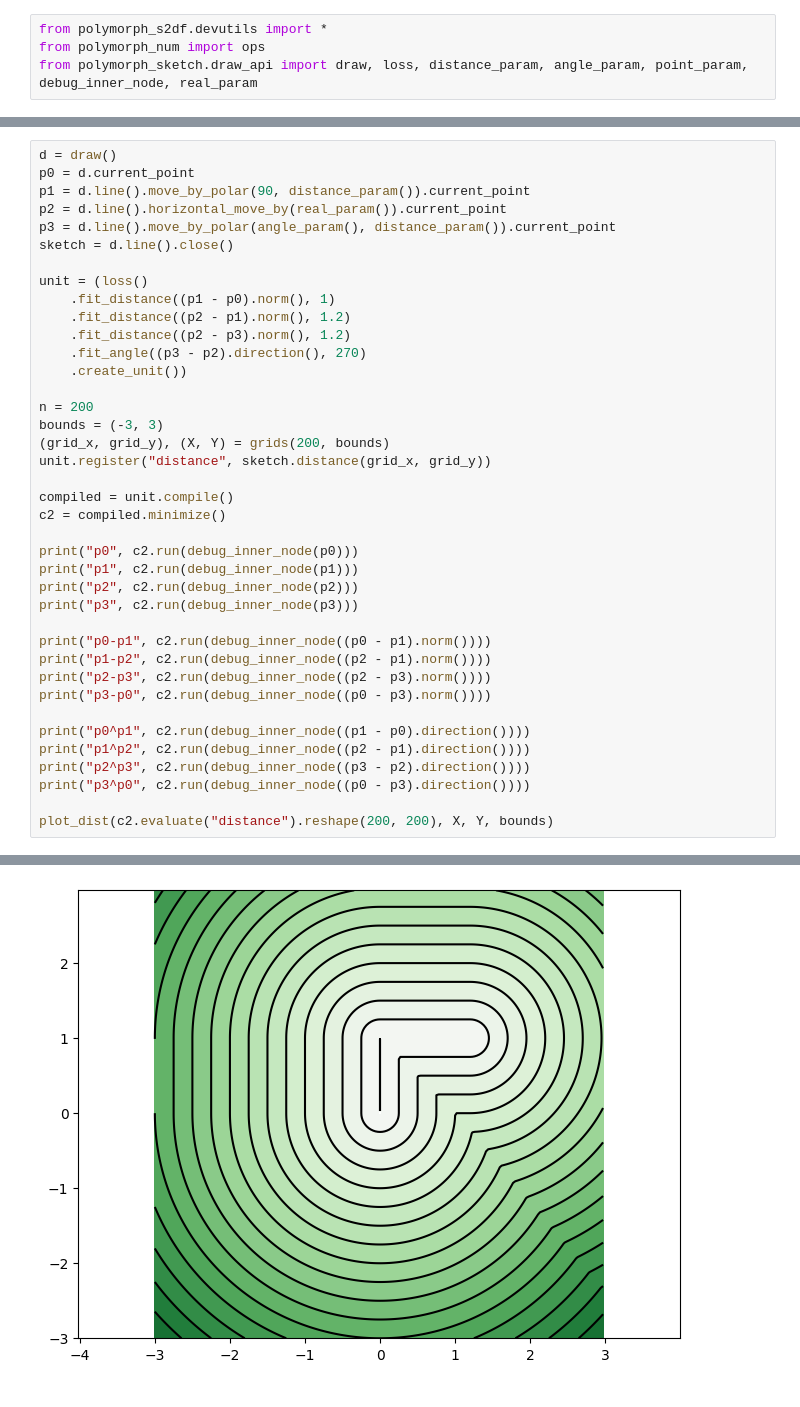
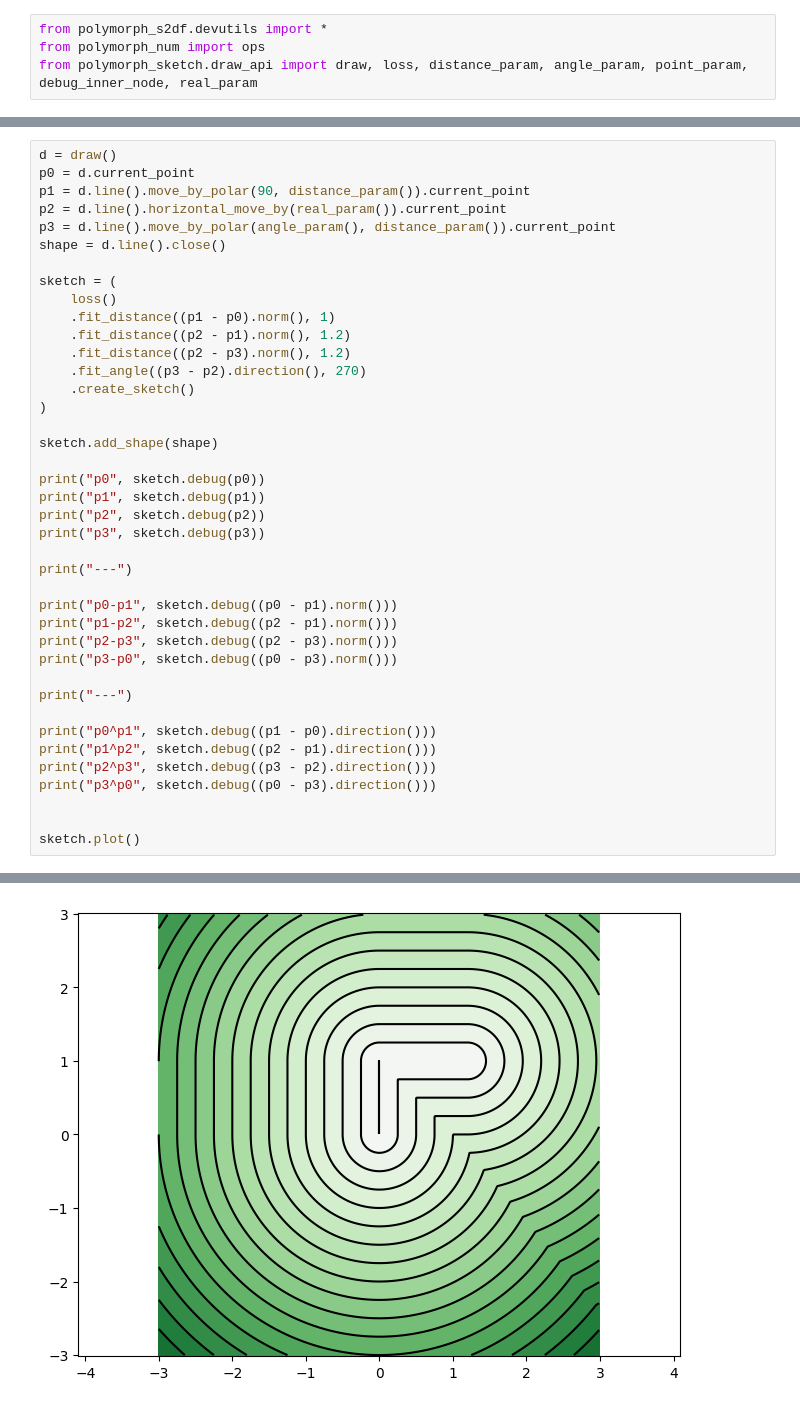
Before and after one commit to implicitsurfaces/polymorph, a Jupyter notebook: notebooks/angle-minimization-bug.ipynb, the cells around one changed output, grey strips where cells are left out. Cells and saved outputs as stored; diff of their text form.

```diff
--- a/notebooks/angle-minimization-bug.ipynb
+++ b/notebooks/angle-minimization-bug.ipynb
@@ -33,39 +8,40 @@ p0 = d.current_point
 p1 = d.line().move_by_polar(90, distance_param()).current_point
 p2 = d.line().horizontal_move_by(real_param()).current_point
 p3 = d.line().move_by_polar(angle_param(), distance_param()).current_point
-sketch = d.line().close()
+shape = d.line().close()
 
-unit = (loss()
+sketch = (
+    loss()
     .fit_distance((p1 - p0).norm(), 1)
     .fit_distance((p2 - p1).norm(), 1.2)
     .fit_distance((p2 - p3).norm(), 1.2)
     .fit_angle((p3 - p2).direction(), 270)
-    .create_unit())
+    .create_sketch()
+)
 
-n = 200
-bounds = (-3, 3)
-(grid_x, grid_y), (X, Y) = grids(200, bounds)
-unit.register("distance", sketch.distance(grid_x, grid_y))
+sketch.add_shape(shape)
 
-compiled = unit.compile()
-c2 = compiled.minimize()
+print("p0", sketch.debug(p0))
+print("p1", sketch.debug(p1))
+print("p2", sketch.debug(p2))
+print("p3", sketch.debug(p3))
 
-print("p0", c2.run(debug_inner_node(p0)))
-print("p1", c2.run(debug_inner_node(p1)))
-print("p2", c2.run(debug_inner_node(p2)))
-print("p3", c2.run(debug_inner_node(p3)))
+print("---")
 
-print("p0-p1", c2.run(debug_inner_node((p0 - p1).norm())))
-print("p1-p2", c2.run(debug_inner_node((p2 - p1).norm())))
-print("p2-p3", c2.run(debug_inner_node((p2 - p3).norm())))
-print("p3-p0", c2.run(debug_inner_node((p0 - p3).norm())))
+print("p0-p1", sketch.debug((p0 - p1).norm()))
+print("p1-p2", sketch.debug((p2 - p1).norm()))
+print("p2-p3", sketch.debug((p2 - p3).norm()))
+print("p3-p0", sketch.debug((p0 - p3).norm()))
 
-print("p0^p1", c2.run(debug_inner_node((p1 - p0).direction())))
-print("p1^p2", c2.run(debug_inner_node((p2 - p1).direction())))
-print("p2^p3", c2.run(debug_inner_node((p3 - p2).direction())))
-print("p3^p0", c2.run(debug_inner_node((p0 - p3).direction())))
+print("---")
 
-plot_dist(c2.evaluate("distance").reshape(200, 200), X, Y, bounds)
+print("p0^p1", sketch.debug((p1 - p0).direction()))
+print("p1^p2", sketch.debug((p2 - p1).direction()))
+print("p2^p3", sketch.debug((p3 - p2).direction()))
+print("p3^p0", sketch.debug((p0 - p3).direction()))
+
+
+sketch.plot()
 # %% [output]
 p0 (0.0, 0.0)
 p1 (-4.371135631231482e-08, 0.9999992847442627)
@@ -78,5 +56,5 @@ p3-p0 0.999999463558197
 p0^p1 90.0
 p1^p2 0.0
 p2^p3 179.99998474121094
 p3^p0 -90.00003051757812
-[figure, old version]
+[figure, new version]
```
Also changed, not shown: parts of 2 cells of this notebook, 2 other files.
